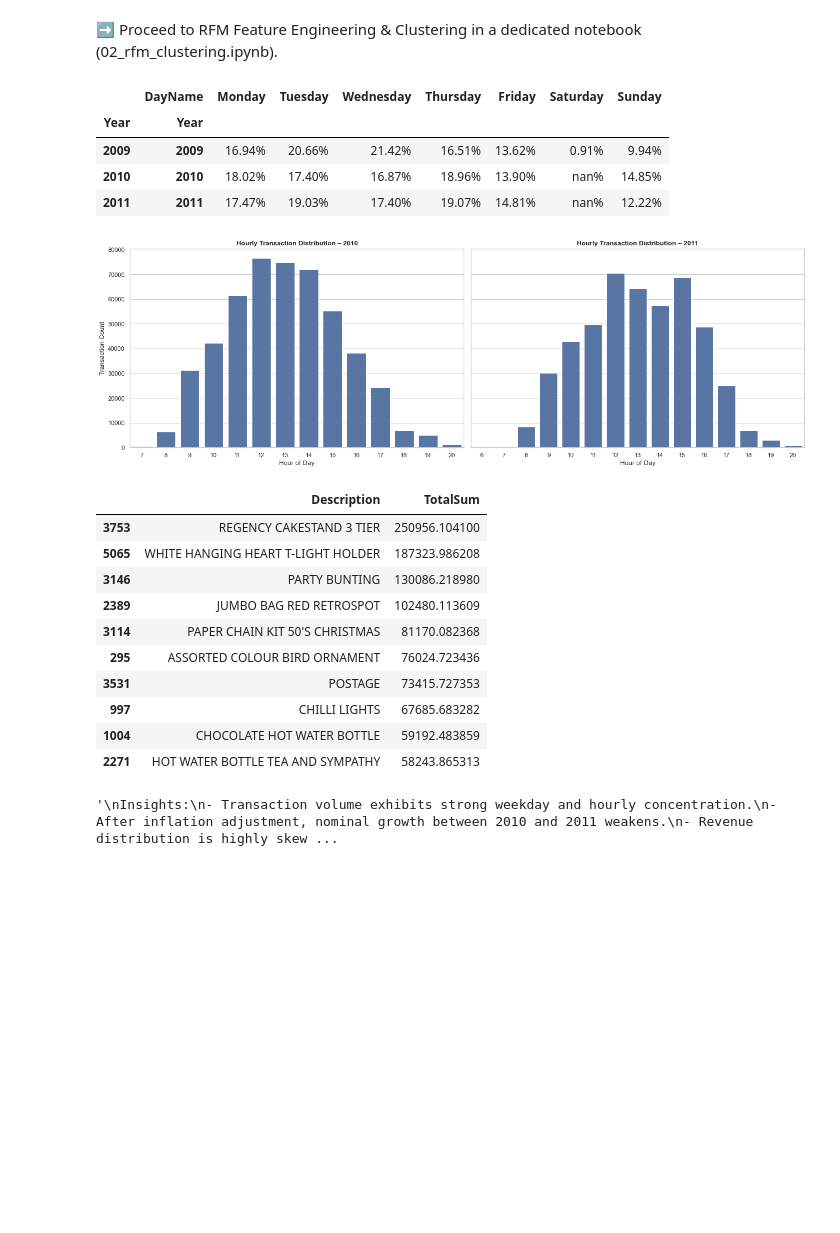
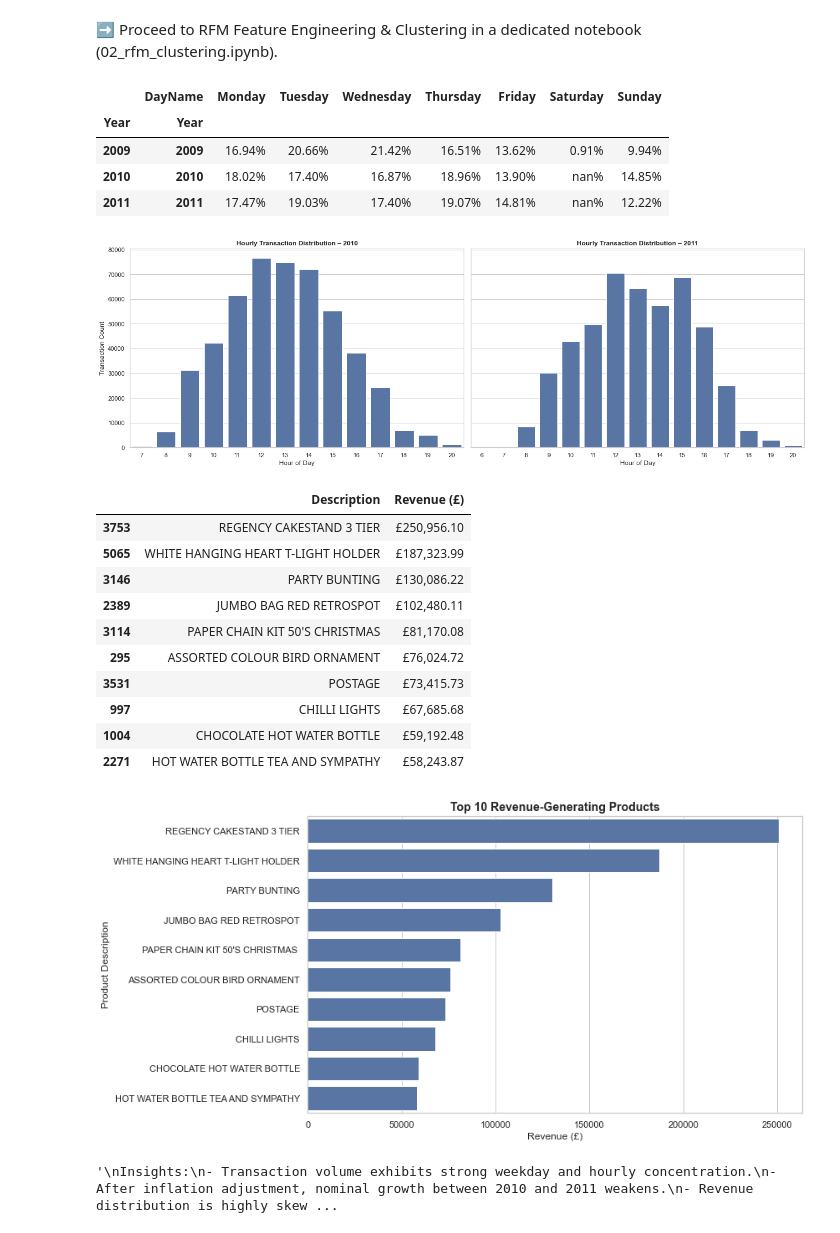
Before and after one commit to JesusSanchezM/1.-Supply-Chain-Intelligence, a Jupyter notebook: notebooks/02_eda_python_3.ipynb, the cells around one changed output. Drawn from its saved outputs; the diff is of its cells as text; code cells hidden in the pictures; blank space fills up the shorter version.

```diff
--- a/notebooks/02_eda_python_3.ipynb
+++ b/notebooks/02_eda_python_3.ipynb
@@ -280,48 +280,81 @@ for ax, year in zip(axes, [2010, 2011]):
 plt.tight_layout()
 plt.show()
 
-# ======================
-# 7. Revenue Distribution (EDA Only)
-# ======================
+# =========================================================
+# 7. Revenue by SKU (Top Products)
+# =========================================================
 
+# Aggregate revenue by SKU
 revenue_by_sku = (
     df.groupby("Description", as_index=False)["TotalSum"]
       .sum()
-      .sort_values("TotalSum", ascending=False)
+      .rename(columns={"TotalSum": "Revenue (£)"})
+      .sort_values("Revenue (£)", ascending=False)
 )
 
-display(revenue_by_sku.head(10))
+# Display top 10 with currency formatting
+display(
+    revenue_by_sku.head(10).style.format({
+        "Revenue (£)": "£{:,.2f}"
+    })
+)
+
+# =========================================================
+# Bar Plot – Top 10 Revenue-Generating SKUs
+# =========================================================
+
+top_10_skus = revenue_by_sku.head(10)
+
+plt.figure(figsize=(12, 6))
+sns.barplot(
+    data=top_10_skus,
+    x="Revenue (£)",
+    y="Description"
+)
+
+plt.title(
+    "Top 10 Revenue-Generating Products",
+    fontsize=14,
+    fontweight="bold"
+)
+plt.xlabel("Revenue (£)")
+plt.ylabel("Product Description")
+
+plt.tight_layout()
+plt.show()
+
 
 # ======================
 # 8. Key EDA Takeaways
 # ======================
 
 """
 Insights:
 - Transaction volume exhibits strong weekday and hourly concentration.
 - After inflation adjustment, nominal growth between 2010 and 2011 weakens.
 - Revenue distribution is highly skewed, suggesting Pareto dynamics.
 - Data is suitable for downstream:
     - RFM customer segmentation
     - ABC inventory classification
     - Revenue concentration analysis
 """
 # %% [output]
 |  | DayName | Monday | Tuesday | Wednesday | Thursday | Friday | Saturday | Sunday |
 | Year | Year |  |  |  |  |  |  |  |
 | 2009 | 2009 | 16.94% | 20.66% | 21.42% | 16.51% | 13.62% | 0.91% | 9.94% |
 | 2010 | 2010 | 18.02% | 17.40% | 16.87% | 18.96% | 13.90% | nan% | 14.85% |
 | 2011 | 2011 | 17.47% | 19.03% | 17.40% | 19.07% | 14.81% | nan% | 12.22% |
 [figure]
-|  | Description | TotalSum |
-| 3753 | REGENCY CAKESTAND 3 TIER | 250956.104100 |
-| 5065 | WHITE HANGING HEART T-LIGHT HOLDER | 187323.986208 |
-| 3146 | PARTY BUNTING | 130086.218980 |
-| 2389 | JUMBO BAG RED RETROSPOT | 102480.113609 |
-| 3114 | PAPER CHAIN KIT 50'S CHRISTMAS | 81170.082368 |
-| 295 | ASSORTED COLOUR BIRD ORNAMENT | 76024.723436 |
-| 3531 | POSTAGE | 73415.727353 |
-| 997 | CHILLI LIGHTS | 67685.683282 |
-| 1004 | CHOCOLATE HOT WATER BOTTLE | 59192.483859 |
-| 2271 | HOT WATER BOTTLE TEA AND SYMPATHY | 58243.865313 |
+|  | Description | Revenue (£) |
+| 3753 | REGENCY CAKESTAND 3 TIER | £250,956.10 |
+| 5065 | WHITE HANGING HEART T-LIGHT HOLDER | £187,323.99 |
+| 3146 | PARTY BUNTING | £130,086.22 |
+| 2389 | JUMBO BAG RED RETROSPOT | £102,480.11 |
+| 3114 | PAPER CHAIN KIT 50'S CHRISTMAS | £81,170.08 |
+| 295 | ASSORTED COLOUR BIRD ORNAMENT | £76,024.72 |
+| 3531 | POSTAGE | £73,415.73 |
+| 997 | CHILLI LIGHTS | £67,685.68 |
+| 1004 | CHOCOLATE HOT WATER BOTTLE | £59,192.48 |
+| 2271 | HOT WATER BOTTLE TEA AND SYMPATHY | £58,243.87 |
+[figure, added]
 '\nInsights:\n- Transaction volume exhibits strong weekday and hourly concentration.\n- After inflation adjustment, nominal growth between 2010 and 2011 weakens.\n- Revenue distribution is highly skew ...
```
Also changed, not shown: 3 other files.
